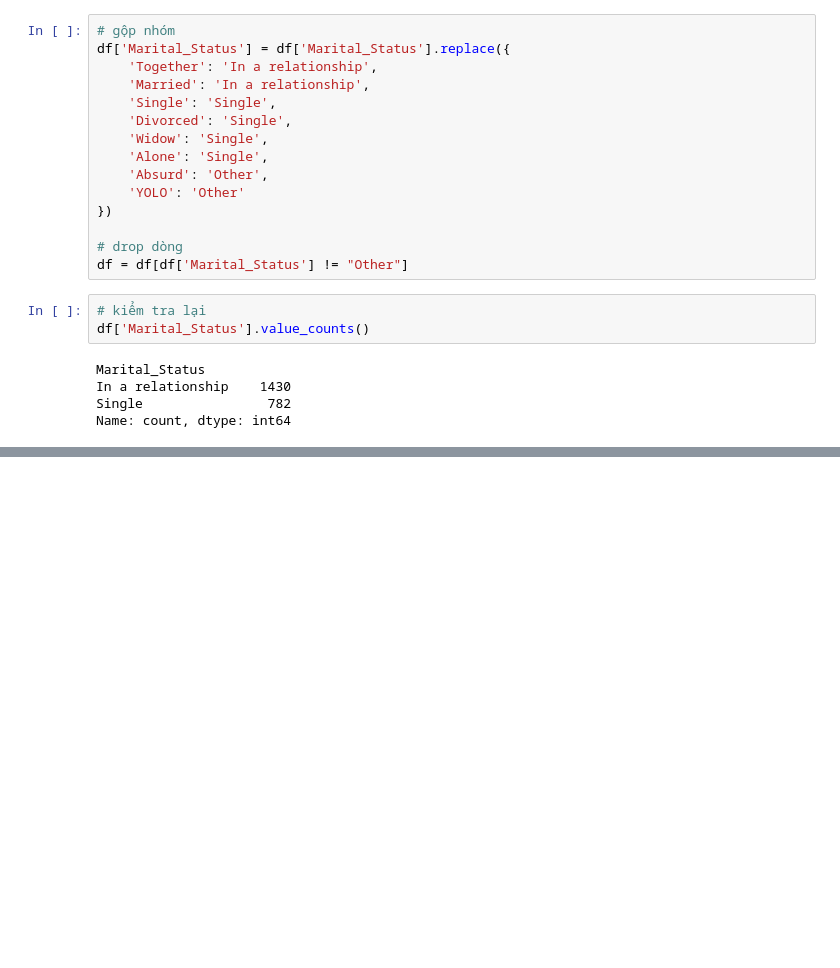
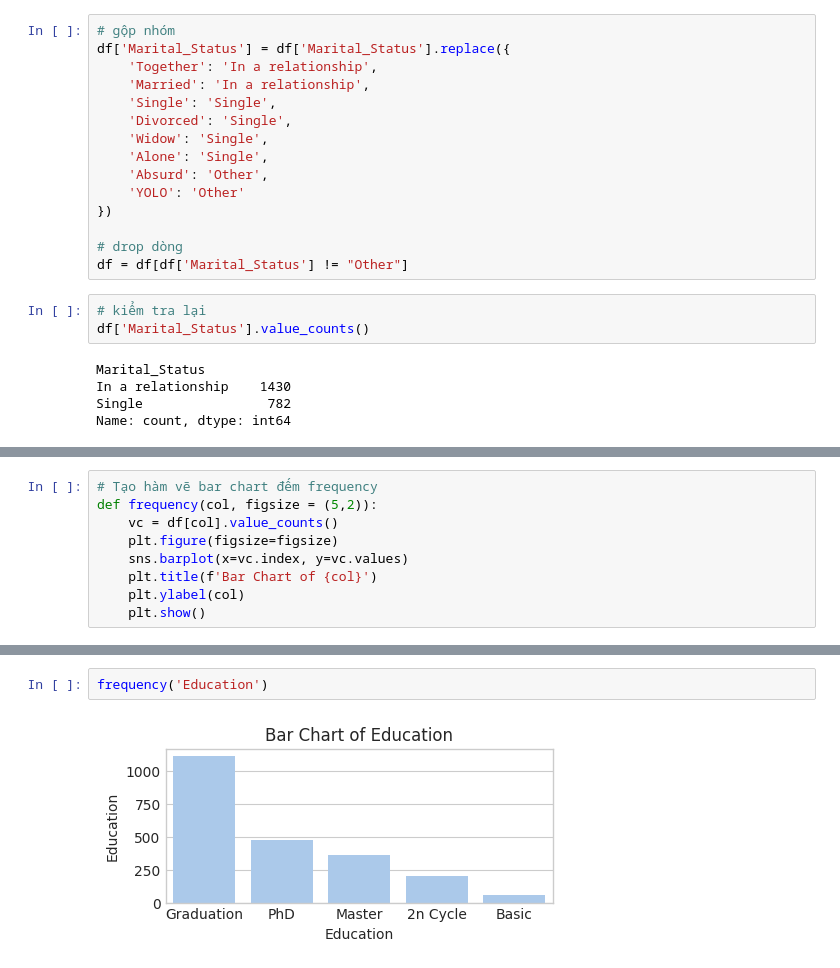
Before and after one commit to nh-adorie/adorie-data-projects, a Jupyter notebook: customer-personality-analysis/notebooks/1_eda_cleaning.ipynb, the cells around one changed output, grey strips where cells are left out. Cells and saved outputs as stored; diff of their text form; blank space fills up the shorter version.

```diff
--- a/customer-personality-analysis/notebooks/1_eda_cleaning.ipynb
+++ b/customer-personality-analysis/notebooks/1_eda_cleaning.ipynb
@@ -220,0 +273,9 @@ boolean_cols = ['Complain', 'AcceptedCmp1', 'AcceptedCmp2', 'AcceptedCmp3', 'Acc
+# %%
+# Tạo hàm vẽ bar chart đếm frequency
+def frequency(col, figsize = (5,2)):
+    vc = df[col].value_counts()
+    plt.figure(figsize=figsize)
+    sns.barplot(x=vc.index, y=vc.values)
+    plt.title(f'Bar Chart of {col}')
+    plt.ylabel(col)
+    plt.show()
@@ -220,0 +297,4 @@ boolean_cols = ['Complain', 'AcceptedCmp1', 'AcceptedCmp2', 'AcceptedCmp3', 'Acc
+# %%
+frequency('Education')
+# %% [output]
+[figure, added]
```
Also changed, not shown: parts of 12 cells of this notebook.
